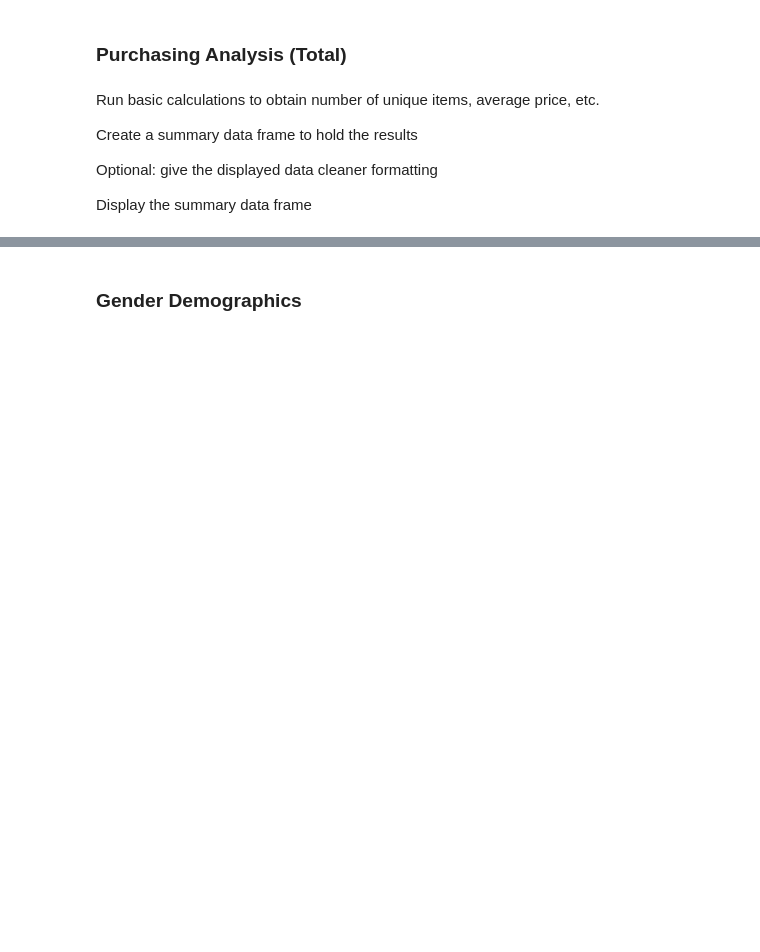
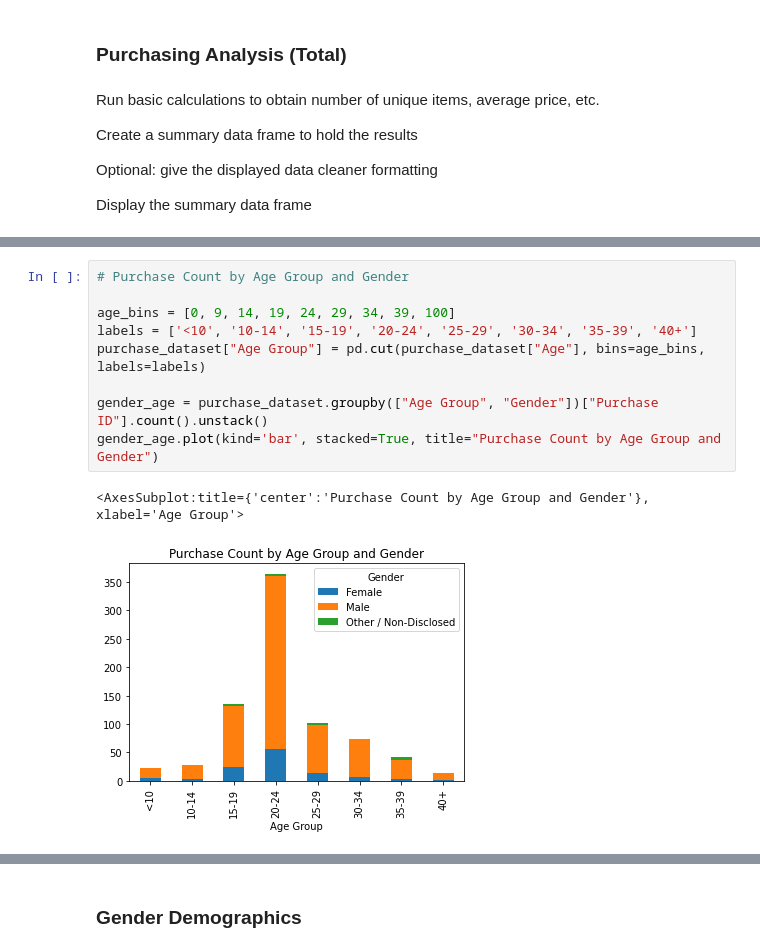
Before and after one commit to mathewqpmiller/Pandas-FantasyGameAnalysis, a Jupyter notebook: Game_Purchase_Analysis_Notebook.ipynb, the cells around one changed output, grey strips where cells are left out. Drawn from its saved outputs; the diff is of its cells as text; blank space fills up the shorter version.

Commit message:
Added items dataset and modified main project notebook

```diff
--- a/Game_Purchase_Analysis_Notebook.ipynb
+++ b/Game_Purchase_Analysis_Notebook.ipynb
@@ -111,3 +113,15 @@ summary_df
 # %% [output]
 |  | Number of Unique Titles | Average Price | Max Price | Min Price |
 | 0 | 179 | $3.04 | $4.99 | $1.00 |
+# %%
+# Purchase Count by Age Group and Gender
+
+age_bins = [0, 9, 14, 19, 24, 29, 34, 39, 100]
+labels = ['<10', '10-14', '15-19', '20-24', '25-29', '30-34', '35-39', '40+']
+purchase_dataset["Age Group"] = pd.cut(purchase_dataset["Age"], bins=age_bins, labels=labels)
+
+gender_age = purchase_dataset.groupby(["Age Group", "Gender"])["Purchase ID"].count().unstack()
+gender_age.plot(kind='bar', stacked=True, title="Purchase Count by Age Group and Gender")
+# %% [output]
+<AxesSubplot:title={'center':'Purchase Count by Age Group and Gender'}, xlabel='Age Group'>
+[figure, added]
```
Also changed, not shown: parts of 9 cells of this notebook, 1 other file.
